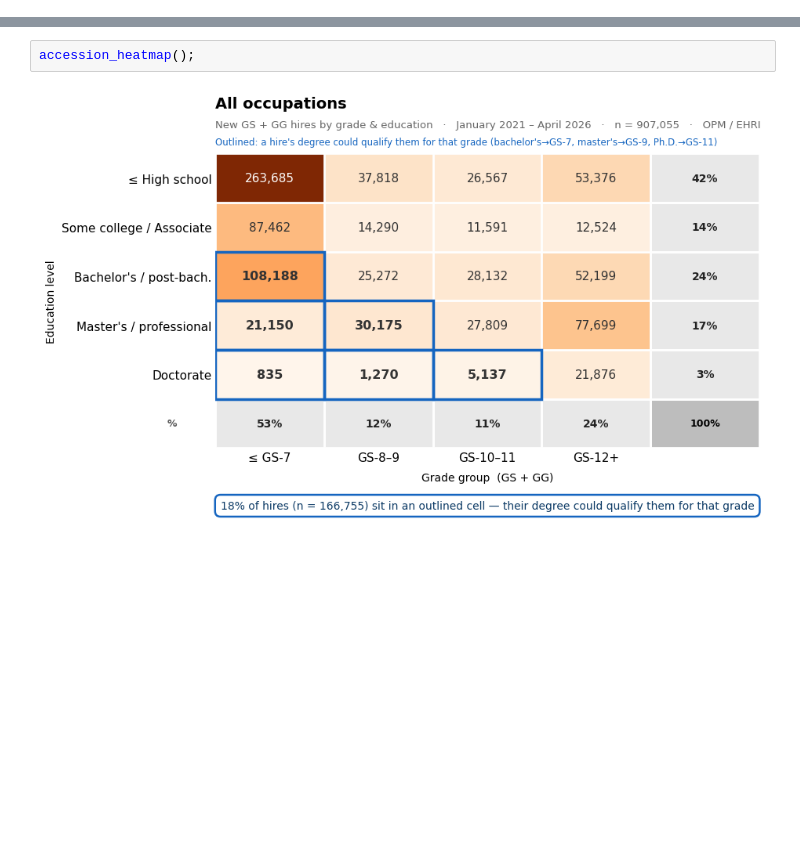
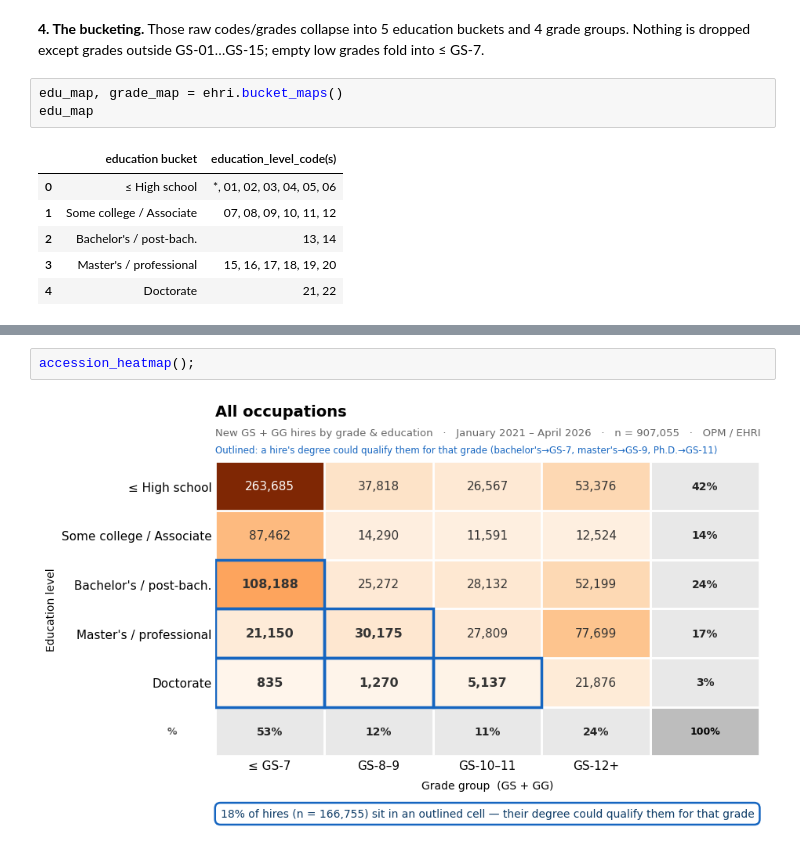
Before and after one commit to abigailhaddad/fed-hiring-heatmaps, a Jupyter notebook: heatmaps.ipynb, the cells around one changed output, grey strips where cells are left out. Cells and saved outputs as stored; diff of their text form; blank space fills up the shorter version.

```diff
--- a/heatmaps.ipynb
+++ b/heatmaps.ipynb
@@ -17,0 +65,12 @@ SERIES = {
+# %% [markdown]
+**4. The bucketing.** Those raw codes/grades collapse into 5 education buckets and 4 grade groups. Nothing is dropped except grades outside GS-01…GS-15; empty low grades fold into ≤ GS-7.
+# %%
+edu_map, grade_map = ehri.bucket_maps()
+edu_map
+# %% [output]
+|  | education bucket | education_level_code(s) |
+| 0 | ≤ High school | *, 01, 02, 03, 04, 05, 06 |
+| 1 | Some college / Associate | 07, 08, 09, 10, 11, 12 |
+| 2 | Bachelor's / post-bach. | 13, 14 |
+| 3 | Master's / professional | 15, 16, 17, 18, 19, 20 |
+| 4 | Doctorate | 21, 22 |
```
Also changed, not shown: parts of 21 cells of this notebook, 2 other files.
